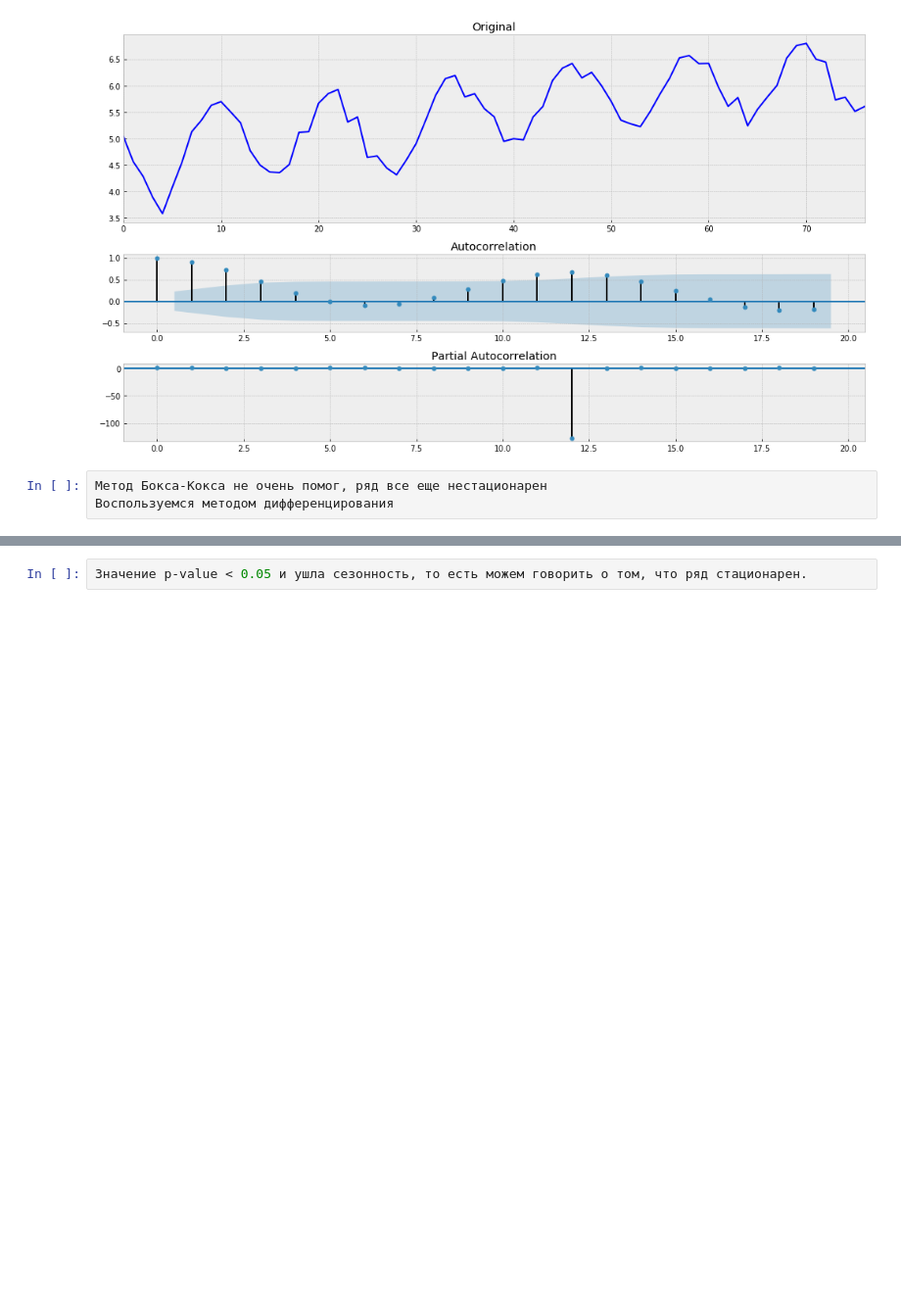
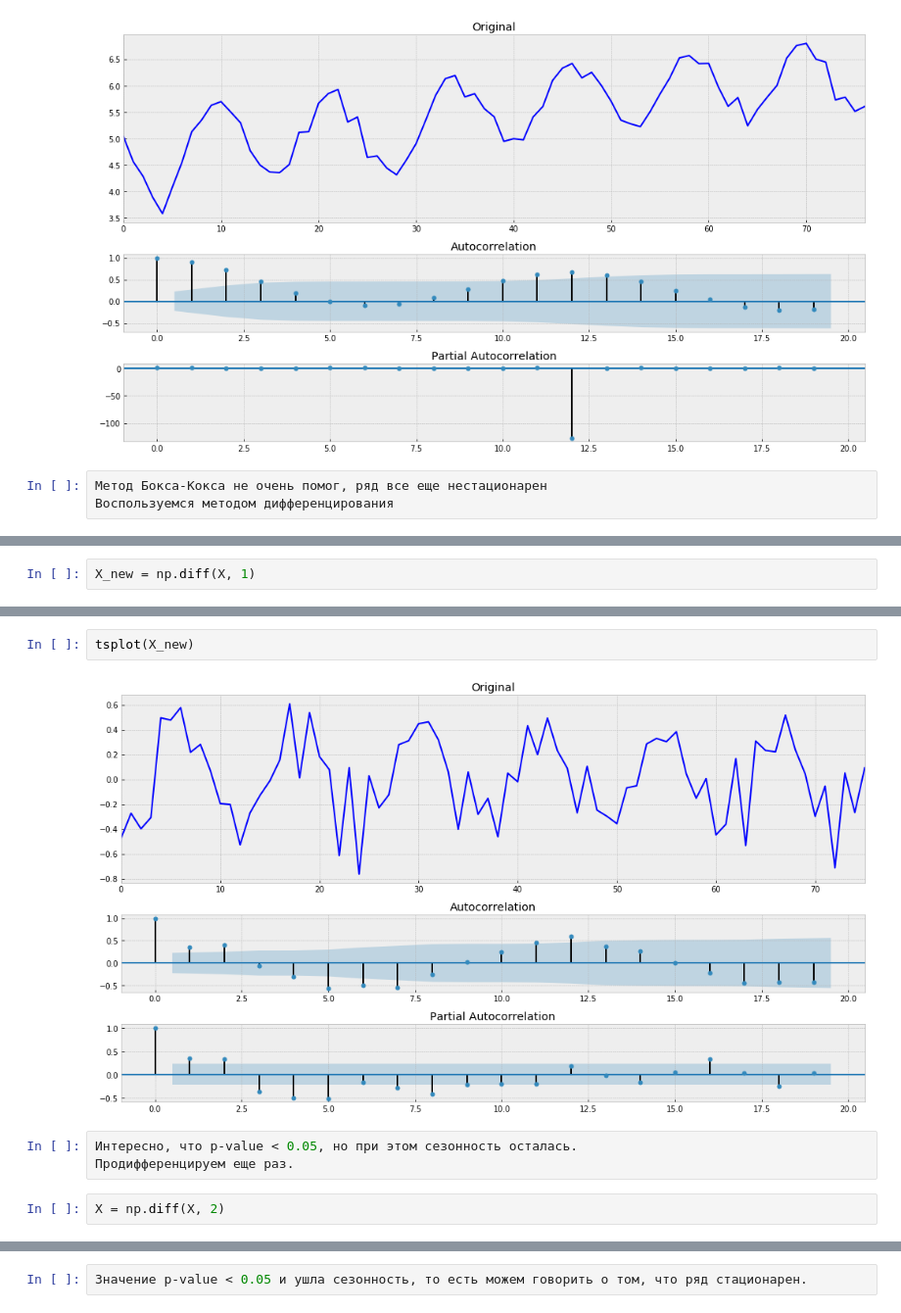
Before and after one commit to vahrumka14/Netology_study, a Jupyter notebook: Time_Series/HW_1_Временные ряды_общая теория.ipynb, the cells around one changed output, grey strips where cells are left out. Shown at 98% size. Drawn from its saved outputs; the diff is of its cells as text; blank space fills up the shorter version.

```diff
--- a/Time_Series/HW_1_Временные ряды_общая теория.ipynb
+++ b/Time_Series/HW_1_Временные ряды_общая теория.ipynb
@@ -100,0 +102,2 @@ X = np.diff(X, 5)
+# %%
+X_new = np.diff(X, 1)
@@ -101,3 +113,12 @@ X = np.diff(X, 5)
+# %%
+tsplot(X_new)
+# %% [output]
+[figure, added]
+# %%
+Интересно, что p-value < 0.05, но при этом сезонность осталась.
+Продифференцируем еще раз.
+# %%
+X = np.diff(X, 2)
 # %%
 dftest = adfuller(X, autolag='AIC')
 pd.Series(dftest[0:4], index=['Test Statistic', 'p-value', '#Lags Used', 'Number of Observations Used'])
```
Also changed, not shown: parts of 23 cells of this notebook.
